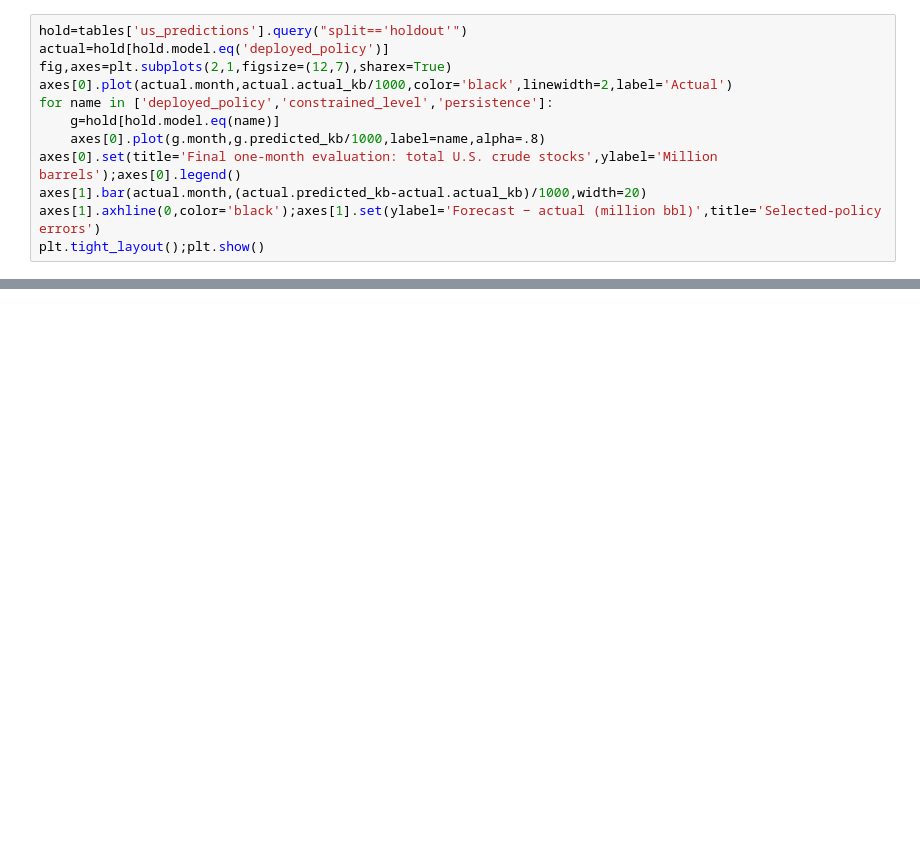
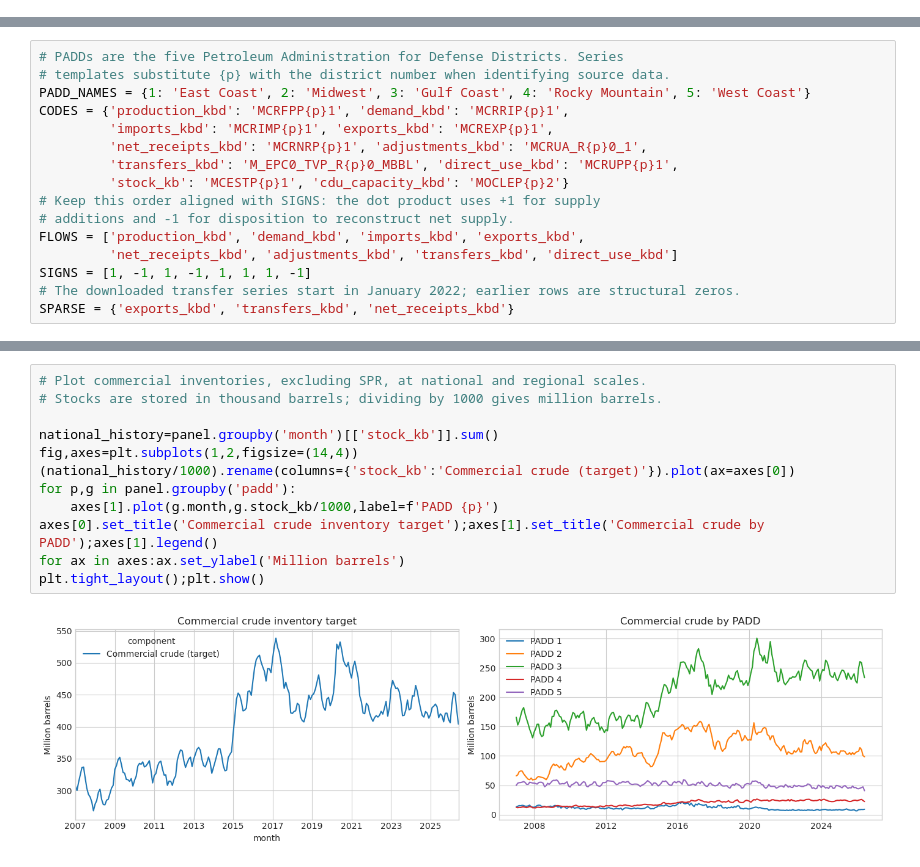
Before and after one commit to calvinchou711/US_SND_CRUDE, a Jupyter notebook: us_snd_model_results.ipynb, the cells around one changed output, grey strips where cells are left out. Cells and saved outputs as stored; diff of their text form; blank space fills up the shorter version.

```diff
--- a/us_snd_model_results.ipynb
+++ b/us_snd_model_results.ipynb
@@ -1107,12 +0,0 @@ display(tables['padd_model_metrics'].query("split=='holdout' and model in ['depl
-# %%
-hold=tables['us_predictions'].query("split=='holdout'")
-actual=hold[hold.model.eq('deployed_policy')]
-fig,axes=plt.subplots(2,1,figsize=(12,7),sharex=True)
-axes[0].plot(actual.month,actual.actual_kb/1000,color='black',linewidth=2,label='Actual')
-for name in ['deployed_policy','constrained_level','persistence']:
-    g=hold[hold.model.eq(name)]
-    axes[0].plot(g.month,g.predicted_kb/1000,label=name,alpha=.8)
-axes[0].set(title='Final one-month evaluation: total U.S. crude stocks',ylabel='Million barrels');axes[0].legend()
-axes[1].bar(actual.month,(actual.predicted_kb-actual.actual_kb)/1000,width=20)
-axes[1].axhline(0,color='black');axes[1].set(ylabel='Forecast − actual (million bbl)',title='Selected-policy errors')
-plt.tight_layout();plt.show()
@@ -1357,0 +154,16 @@ us_recursive_horizon_metrics.csv
+# %%
+# PADDs are the five Petroleum Administration for Defense Districts. Series
+# templates substitute {p} with the district number when identifying source data.
+PADD_NAMES = {1: 'East Coast', 2: 'Midwest', 3: 'Gulf Coast', 4: 'Rocky Mountain', 5: 'West Coast'}
+CODES = {'production_kbd': 'MCRFPP{p}1', 'demand_kbd': 'MCRRIP{p}1',
+         'imports_kbd': 'MCRIMP{p}1', 'exports_kbd': 'MCREXP{p}1',
+         'net_receipts_kbd': 'MCRNRP{p}1', 'adjustments_kbd': 'MCRUA_R{p}0_1',
+         'transfers_kbd': 'M_EPC0_TVP_R{p}0_MBBL', 'direct_use_kbd': 'MCRUPP{p}1',
+         'stock_kb': 'MCESTP{p}1', 'cdu_capacity_kbd': 'MOCLEP{p}2'}
+# Keep this order aligned with SIGNS: the dot product uses +1 for supply
+# additions and -1 for disposition to reconstruct net supply.
+FLOWS = ['production_kbd', 'demand_kbd', 'imports_kbd', 'exports_kbd',
+         'net_receipts_kbd', 'adjustments_kbd', 'transfers_kbd', 'direct_use_kbd']
+SIGNS = [1, -1, 1, -1, 1, 1, 1, -1]
+# The downloaded transfer series start in January 2022; earlier rows are structural zeros.
+SPARSE = {'exports_kbd', 'transfers_kbd', 'net_receipts_kbd'}
@@ -1357,0 +291,14 @@ us_recursive_horizon_metrics.csv
+# %%
+# Plot commercial inventories, excluding SPR, at national and regional scales.
+# Stocks are stored in thousand barrels; dividing by 1000 gives million barrels.
+
+national_history=panel.groupby('month')[['stock_kb']].sum()
+fig,axes=plt.subplots(1,2,figsize=(14,4))
+(national_history/1000).rename(columns={'stock_kb':'Commercial crude (target)'}).plot(ax=axes[0])
+for p,g in panel.groupby('padd'):
+    axes[1].plot(g.month,g.stock_kb/1000,label=f'PADD {p}')
+axes[0].set_title('Commercial crude inventory target');axes[1].set_title('Commercial crude by PADD');axes[1].legend()
+for ax in axes:ax.set_ylabel('Million barrels')
+plt.tight_layout();plt.show()
+# %% [output]
+[figure, added]
```
Also changed, not shown: parts of 132 cells of this notebook.
